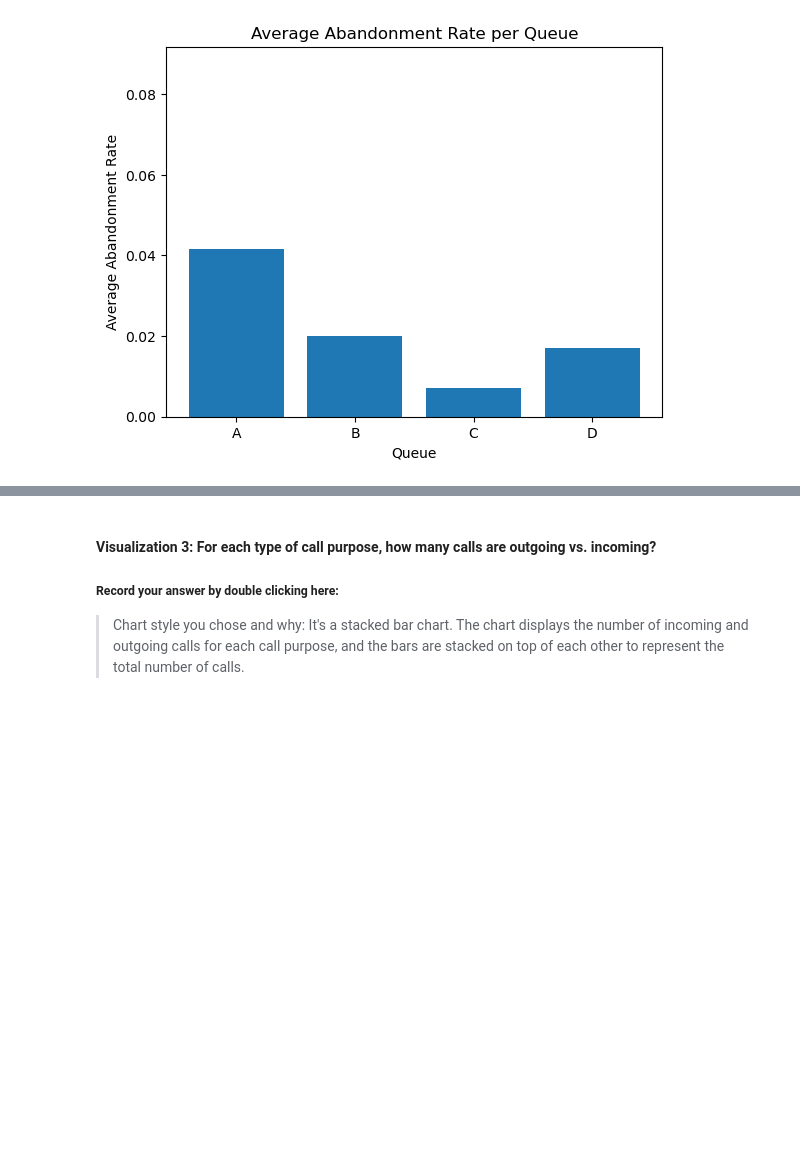
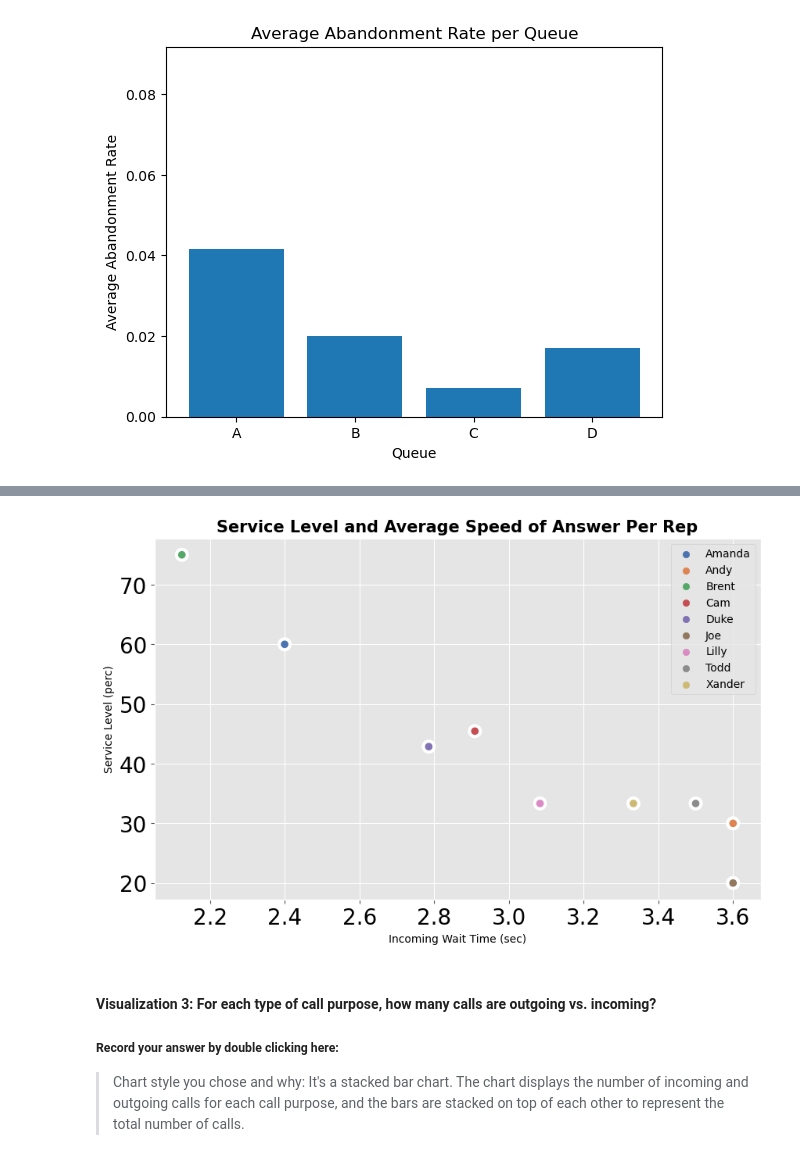
Before and after one commit to feruza-sattarova/call-center-cleanup-assignment, a Jupyter notebook: Call_Center_Cleanup.ipynb, the cells around one changed output, grey strips where cells are left out. Saved outputs shown, nothing was run; the diff lists cells and outputs as text; code cells hidden in the pictures; blank space fills up the shorter version.

```diff
--- a/Call_Center_Cleanup.ipynb
+++ b/Call_Center_Cleanup.ipynb
@@ -587,0 +601,28 @@ plt.show()
+# %%
+# Create visualization 2 here
+# north_plt contains the data we need for the average speed of answer of each rep
+# average speed of answer is 'Incoming Wait Time' < 2 seconds
+
+north_plt = north_df.groupby("Rep ID")["Incoming Wait Time"].mean().to_frame().reset_index()
+
+# Finding each Rep's Personal Service Level Percentage (Calls within 2 secs / total calls)
+
+# Table 1: Total Incoming calls less than 2 seconds grouped by Rep
+quick_calls = north_df[north_df["Incoming Wait Time"] <= 2.0]
+quick_reps = quick_calls[["Rep ID", "Calls"]]
+quick_stats = quick_reps.groupby(["Rep ID"]).sum()  # Final Table
+
+
+# Table 2: Total Incoming Calls Only grouped by Rep
+total_calls_in = north_df[north_df["Incoming or Outgoing"] == "Incoming"]
+rep_calls = total_calls_in[["Rep ID", "Calls"]]
+total_stats = rep_calls.groupby(["Rep ID"]).sum() # Final Table
+
+#  Table 3: Service Level Percentage created via merge
+service_level = pd.merge(quick_stats, total_stats, on="Rep ID")
+
+# Create Percentage Column in Table 3
+service_level["Service Level %"] = service_level["Calls_x"]/service_level["Calls_y"] * 100
+final_table = pd.merge(north_plt,service_level,on="Rep ID")
+final_table = final_table.drop(['Calls_x','Calls_y'],axis = 1)
+final_table
@@ -588,3 +640,20 @@ plt.show()
+# %%
+# Setting the style using 'ggplot'
+plt.style.use('ggplot')
+
+# Creating the scatterplot
+plt.figure(figsize=(10, 6))
+sb.scatterplot(data=final_table, x='Incoming Wait Time', y='Service Level %', s=100, hue='Rep ID', linewidth=3, palette='deep')
+plt.title('Service Level and Average Speed of Answer Per Rep', color='black', fontsize=15, fontweight='bold')
+plt.xlabel('Incoming Wait Time (sec)', color='black', fontsize=10)
+plt.ylabel('Service Level (perc)', color='black', fontsize=10)
+plt.legend(fontsize=10)
+plt.xticks(color='black', fontsize=20)
+plt.yticks(color='black', fontsize=20)
+plt.savefig('scatter_north.png')
+plt.show()
+# %% [output]
+[figure, added]
 # %% [markdown]
 #### Visualization 3: For each type of call purpose, how many calls are outgoing vs. incoming?
 ##### Record your answer by double clicking here:
```
Also changed, not shown: parts of 32 cells of this notebook, 4 other files.
